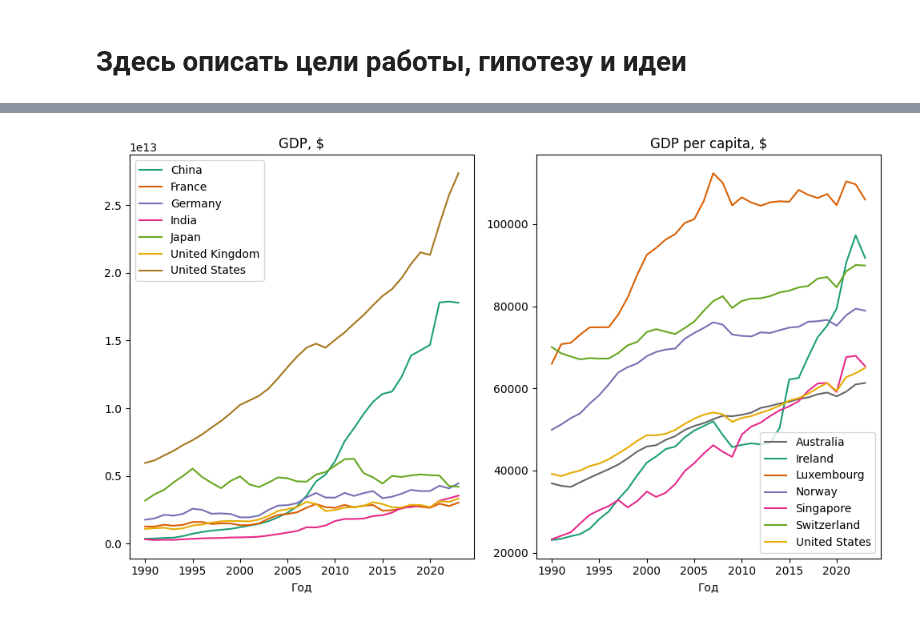
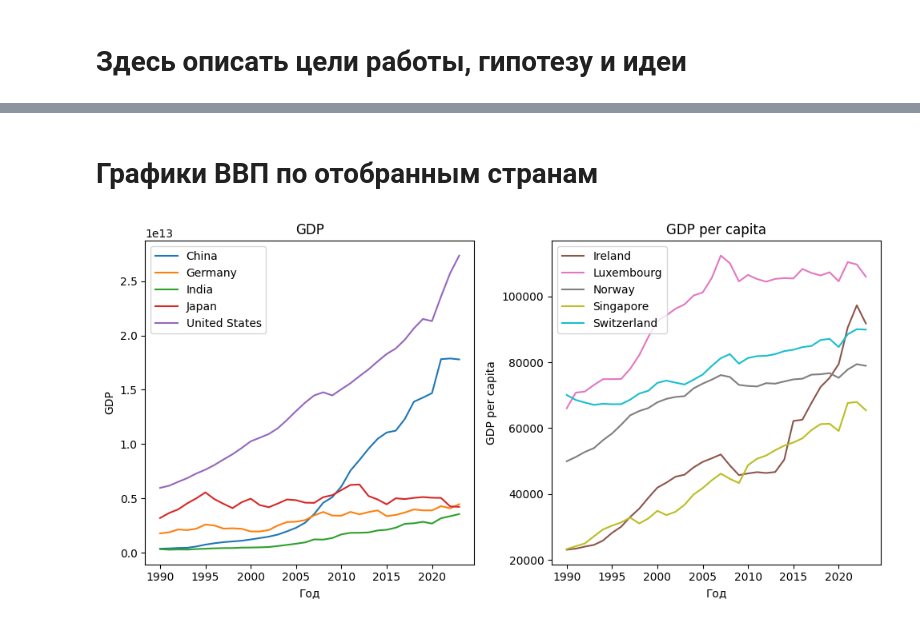
Before and after one commit to XTerris/economic_analysis, a Jupyter notebook: main.ipynb, the cells around one changed output, grey strips where cells are left out. Drawn from its saved outputs; the diff is of its cells as text; code cells hidden in the pictures.

Commit message:
added some plots and use new df structure

```diff
--- a/main.ipynb
+++ b/main.ipynb
@@ -12,9 +12,11 @@ import matplotlib.pyplot as plt
 csv_delimiter = '::'
 # indicators to analysis
 indicators = [
-    'SP.DYN.CDRT.IN',   # Death rate
     'NY.GDP.MKTP.CD',   # GDP (current $)
     'NY.GDP.PCAP.KD',   # GDP per capita (constant 2015 $)
+    'FP.CPI.TOTL.ZG',   # Inflation, consumer prices (annual %)
+    'SL.UEM.TOTL.ZS',   # Unemployment, total (% of total labor force) (modeled ILO estimate)
+    'SP.DYN.CDRT.IN',   # Death rate
 ]
 
 def download_json(url: str, filepath: str):
@@ -174,13 +213,14 @@ include_regions = np.array([
 # dataset of needed countries
 cleared_df = raw_df[raw_df["country"].isin(include_regions)]
 
-N = 7
+N = 5
 
-top_absolute_GDP_countries = cleared_df[cleared_df["date"] == 2023].sort_values(
-    "GDP (current US$)", ascending=False
+# arrange by last available year
+top_absolute_GDP_countries = cleared_df[cleared_df["date"] == 2023].sort_values(    # group 1
+    "GDP", ascending=False
 )[:N]["country"].reset_index(drop=True)
-top_GDP_per_capita_countries = cleared_df[cleared_df["date"] == 2023].sort_values(
-    "GDP per capita (constant 2015 US$)", ascending=False
+top_GDP_per_capita_countries = cleared_df[cleared_df["date"] == 2023].sort_values(  # group 2
+    "GDP per capita", ascending=False
 )[:N]["country"].reset_index(drop=True)
 # %%
 print(
@@ -211,4 +247,5 @@ Top 7 countries by GDP per capite:
 Name: country, dtype: object
 # %%
-group_1_df = cleared_df[cleared_df['country'].isin(top_absolute_GDP_countries)][cleared_df['date'] >= 1990].sort_values('date', ascending=True)
-group_2_df = cleared_df[cleared_df['country'].isin(top_GDP_per_capita_countries)][cleared_df['date'] >= 1990].sort_values('date', ascending=True)
+# create new dataframe with choosed countries
+df = cleared_df[cleared_df['country'].isin(pd.concat([top_absolute_GDP_countries, top_GDP_per_capita_countries]))][cleared_df['date'] >= 1990].sort_values('date', ascending=True)
+df['group'] = df['country'].isin(top_GDP_per_capita_countries) + 1
@@ -215,32 +268,31 @@ group_2_df = cleared_df[cleared_df['country'].isin(top_GDP_per_capita_countries)
 # %%
 from matplotlib import colormaps
 
+# generator object returning different colors
 def color_gen_f():
     val = 0
-    colors_n = 8
+    colors_n = 10
     step = 1
-    cmap = colormaps.get_cmap('Dark2')
+    cmap = colormaps.get_cmap('tab10')
     while True:
         yield cmap(val / colors_n)
         val = (val + step) % colors_n
 
 color_gen = color_gen_f()
+# %% [markdown]
+# Графики ВВП по отобранным странам
 # %%
-plt.figure("1", figsize=(10, 6))
+plt.figure("GDP", figsize=(10, 5))
 
-axes = plt.subplot(1, 2, 1)
-plt.title("GDP, $")
+attributes = ["GDP", "GDP per capita"]
 
-for country, series in group_1_df.groupby(['country']):
-    axes = series.plot(x='date', y='GDP (current US$)', label=country[0], xlabel='Год', ax=axes, color=next(color_gen))
-
-axes = plt.subplot(1, 2, 2)
-plt.title("GDP per capita, $")
-
-for country, series in group_2_df.groupby(['country']):
-    axes = series.plot(x='date', y="GDP per capita (constant 2015 US$)", label=country[0], xlabel='Год', ax=axes, color=next(color_gen))
+for i in range(2):
+    axis = plt.subplot(1, 2, i + 1)
+    plt.title(attributes[i])
+    for country, series in df[df['group'] == i + 1].groupby(['country']):
+        axis = series.plot(x='date', y=attributes[i], label=country[0], xlabel='Год', ylabel=attributes[i], ax=axis, color=next(color_gen))
 
 plt.tight_layout()
 plt.show()
 # %% [output]
-[figure, old version]
+[figure, new version]
```
Also changed, not shown: parts of 10 cells of this notebook.
